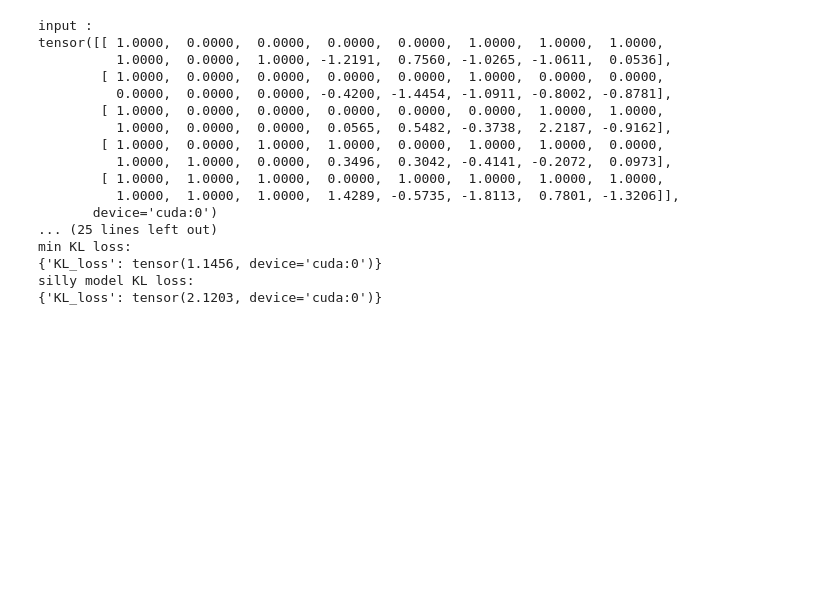
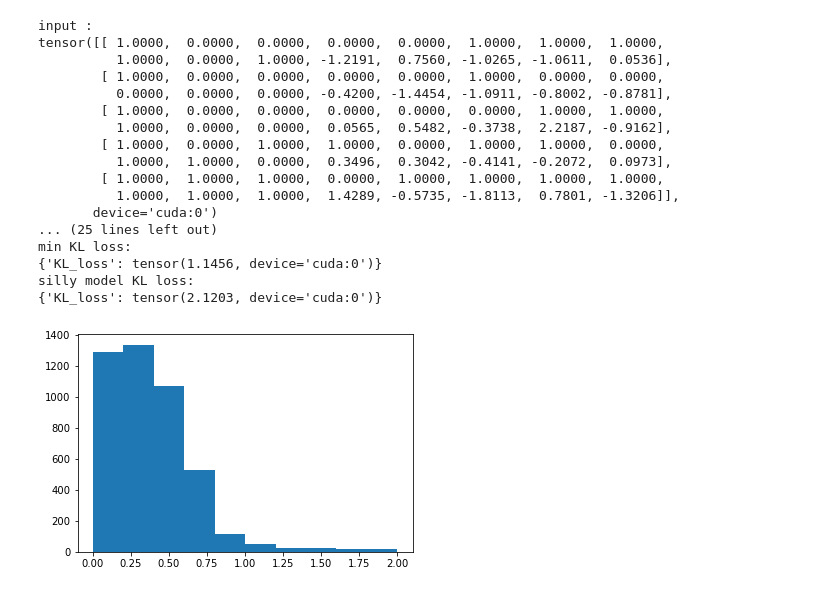
Before and after one commit to ZhongzeCai/Feature_AssortmentNN, a Jupyter notebook: checker.ipynb, the cells around one changed output. Cells and saved outputs as stored; diff of their text form; code cells hidden in the pictures; blank space fills up the shorter version.

Commit message:
UtilsModel

```diff
--- a/checker.ipynb
+++ b/checker.ipynb
@@ -110,3 +110,9 @@ min KL loss:
 {'KL_loss': tensor(1.1456, device='cuda:0')}
 silly model KL loss:
 {'KL_loss': tensor(2.1203, device='cuda:0')}
+# %%
+from check_model import model_behavior_check, L1_loss_check
+
+L1_loss_check(training_yaml_path = "configs/Markov_10_UtilsModel.yaml", model_name="Markov_10_UtilsModel", model_path = "logs/Markov_10_UtilsModel/Markov_10_UtilsModel_last.pth", clamp_level = 2)
+# %% [output]
+[figure, added]
```
Also changed, not shown: parts of 3 cells of this notebook, 6 other files.
